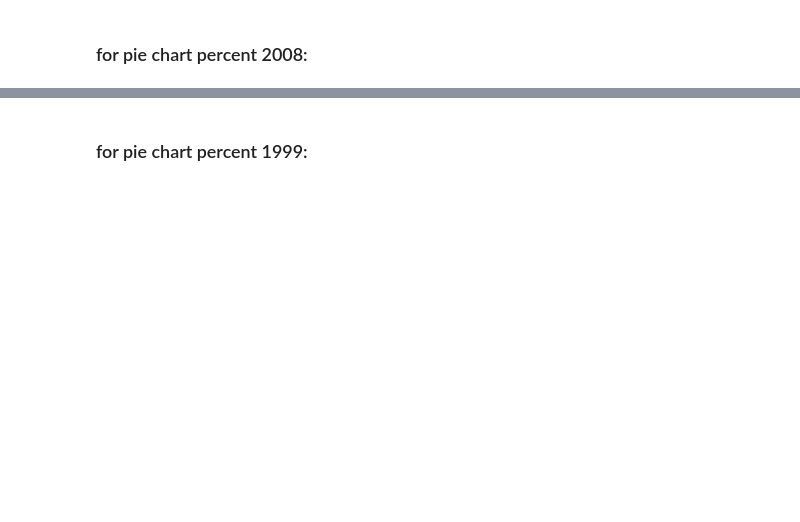
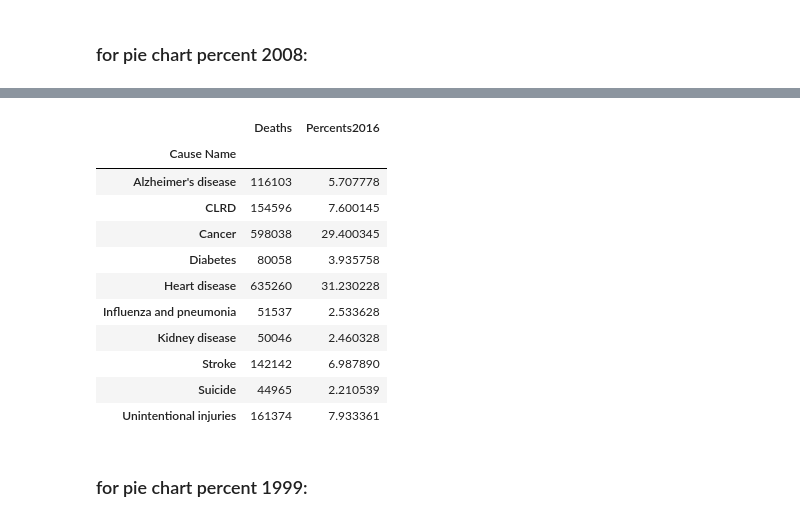
Before and after one commit to CaNellis/Project2, a Jupyter notebook: 2InteractiveButStatic/DataCleaning/dataCleaningProject2.ipynb, the cells around one changed output, grey strips where cells are left out. Cells and saved outputs as stored; diff of their text form; code cells hidden in the pictures; blank space fills up the shorter version.

```diff
--- a/2InteractiveButStatic/DataCleaning/dataCleaningProject2.ipynb
+++ b/2InteractiveButStatic/DataCleaning/dataCleaningProject2.ipynb
@@ -44,3 +196,56 @@ StatesOnly4.columns = ['Year', 'Cause', 'State', 'Rate']
+# %%
+#look at US causes of death in 2016
+file2 = pd.read_csv('NCHS_-_Leading_Causes_of_Death__United_States.csv')
+USOnly = file2.loc[file2["State"] == "United States", :]
+USOnly2 = USOnly.loc[USOnly["Cause Name"] != "All causes", :]
+USOnly2.set_index("Year")
+#grab only 2016
+USOnly3 = USOnly2.loc[USOnly["Year"] == 2016, :]
+totalDeaths2 = USOnly3["Deaths"].sum()
+causeDeaths2 = USOnly3.groupby('Cause Name')['Deaths'].sum()
+# calculate percents for all 10 causes
+uPercent2 = (causeDeaths2.loc['Unintentional injuries'] / totalDeaths2) * 100
+aPercent2 = (causeDeaths2.loc["Alzheimer's disease"] / totalDeaths2) * 100
+cancerPercent2 = (causeDeaths2.loc['Cancer'] / totalDeaths2) * 100
+CLRDPercent2 = (causeDeaths2.loc['CLRD'] / totalDeaths2) * 100
+diabetesPercent2 = (causeDeaths2.loc['Diabetes'] / totalDeaths2) * 100
+hPercent2 = (causeDeaths2.loc['Heart disease'] / totalDeaths2) * 100
+iPercent2 = (causeDeaths2.loc['Influenza and pneumonia'] / totalDeaths2) * 100
+kPercent2 = (causeDeaths2.loc['Kidney disease'] / totalDeaths2) * 100
+strokePercent2 = (causeDeaths2.loc['Stroke'] / totalDeaths2) * 100
+suicidePercent2 = (causeDeaths2.loc['Suicide'] / totalDeaths2) * 100
+
+# create datafrane to hold the 10 cause names
+causeDeathsDf3 = pd.DataFrame(causeDeaths2)
+#define where new column should be located
+idx = 1
+# Define list for new coulmn
+causePercents2 = [aPercent2, CLRDPercent2, cancerPercent2, diabetesPercent2, hPercent2, iPercent2, kPercent2, strokePercent2, suicidePercent2, uPercent2]
+# insert new column into existing dataframe
+causeDeathsDf3.insert(loc=idx, column='Percents2016', value=causePercents2)
+causeDeathsDf3.drop(['Deaths'], axis=1)
+
+# # sort cause percents in descending order (high to low)
+# causeDeathsDf4 = causeDeathsDf3.sort_values(["Cause Percents"], ascending=False)
+# # format percentages
+# causeDeathsDf4["Cause Percents"] = causeDeathsDf4["Cause Percents"].map("{:.2f}%".format)
+# # rename columns
+# causeDeathsDf4 = causeDeathsDf4.rename(columns={"Deaths": "US Deaths", "Cause Percents": "US Cause Percents"})
+# #display dataframe
+# causeDeathsDf4
+# %% [output]
+|  | Deaths | Percents2016 |
+| Cause Name |  |  |
+| Alzheimer's disease | 116103 | 5.707778 |
+| CLRD | 154596 | 7.600145 |
+| Cancer | 598038 | 29.400345 |
+| Diabetes | 80058 | 3.935758 |
+| Heart disease | 635260 | 31.230228 |
+| Influenza and pneumonia | 51537 | 2.533628 |
+| Kidney disease | 50046 | 2.460328 |
+| Stroke | 142142 | 6.987890 |
+| Suicide | 44965 | 2.210539 |
+| Unintentional injuries | 161374 | 7.933361 |
 # %% [markdown]
 ### for pie chart percent 1999:
 # %%
```
Also changed, not shown: parts of 6 cells of this notebook, 10 other files.
